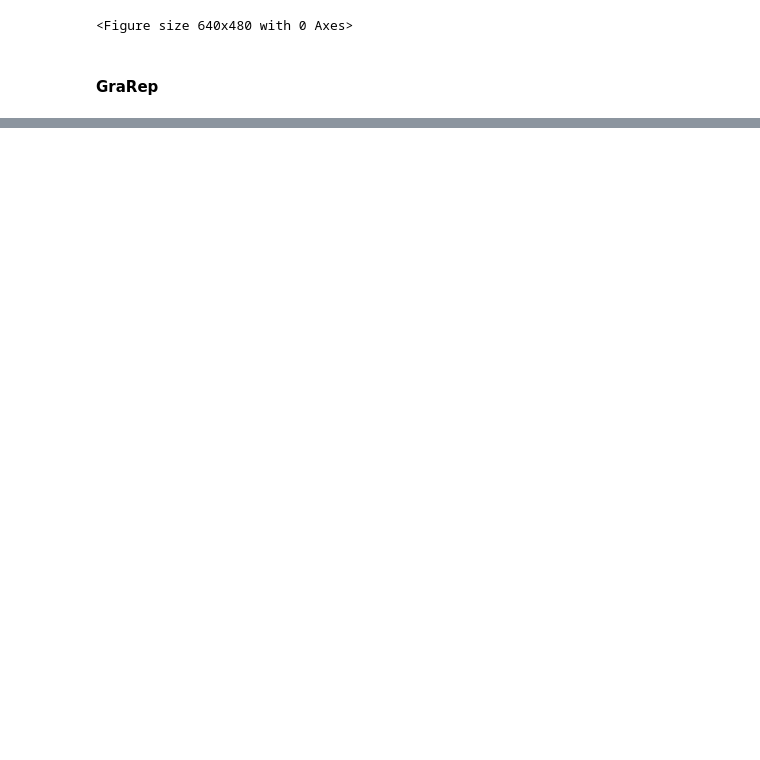
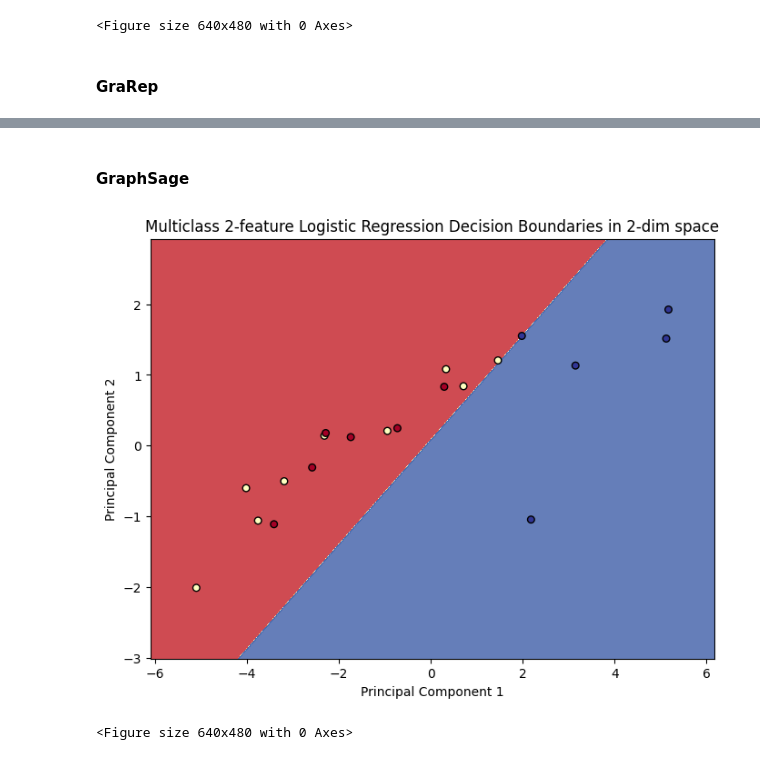
Before and after one commit to matthiaszelleke/NodeEmbeddingMethods, a Jupyter notebook: example_classification.ipynb, the cells around one changed output, grey strips where cells are left out. Cells and saved outputs as stored; diff of their text form; code cells hidden in the pictures; blank space fills up the shorter version.

```diff
--- a/example_classification.ipynb
+++ b/example_classification.ipynb
@@ -402 +492,9 @@ plot("GraRepImplementation/grarep_model.pkl",
 <Figure size 640x480 with 0 Axes>
+# %% [markdown]
+#### GraphSage
+# %%
+plot("GraphSageImplementation/graphsage_model.pkl",
+     "GraphSageImplementation/logreg_embeddings.png")
+# %% [output]
+[figure, added]
+<Figure size 640x480 with 0 Axes>
```
Also changed, not shown: parts of 27 cells of this notebook, 19 other files.
